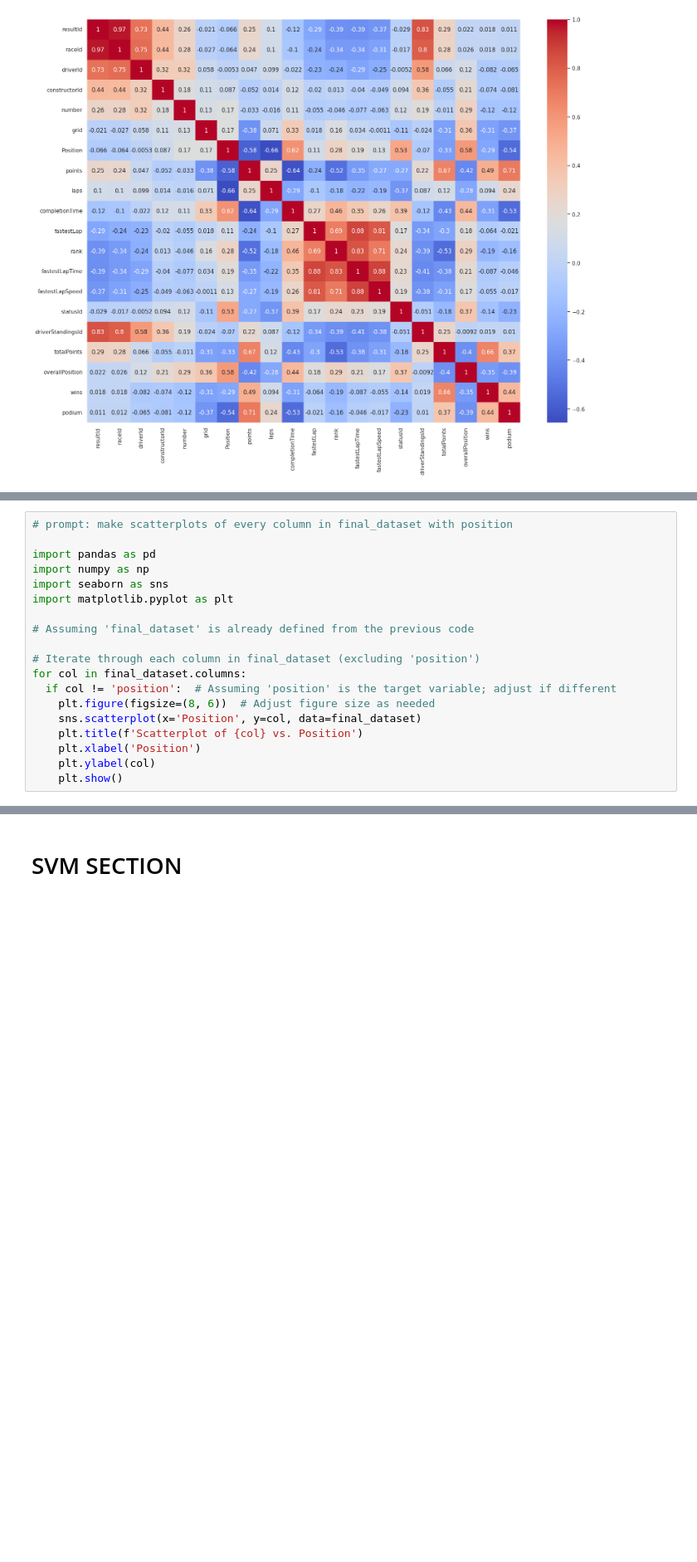
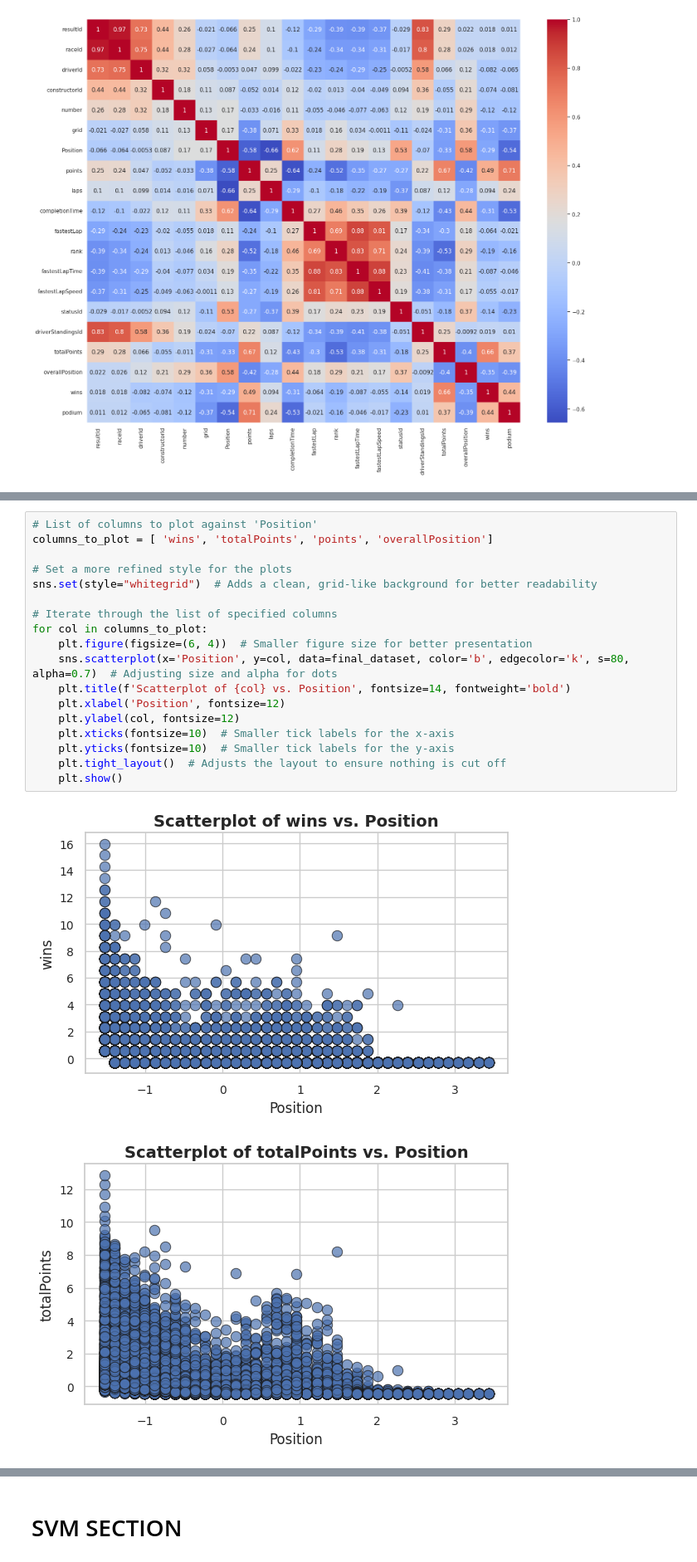
Before and after one commit to Frost-04/ML-model-on-F1-Dataset-to-predict-podium-using-SVM, a Jupyter notebook: Formula_1_Classification.ipynb, the cells around one changed output, grey strips where cells are left out. Shown at 83% size. Saved outputs shown, nothing was run; the diff lists cells and outputs as text; blank space fills up the shorter version.

```diff
--- a/Formula_1_Classification.ipynb
+++ b/Formula_1_Classification.ipynb
@@ -427,19 +375,0 @@ Passing `palette` without assigning `hue` is deprecated and will be removed in v
-# %%
-# prompt: make scatterplots of every column in final_dataset with position
-
-import pandas as pd
-import numpy as np
-import seaborn as sns
-import matplotlib.pyplot as plt
-
-# Assuming 'final_dataset' is already defined from the previous code
-
-# Iterate through each column in final_dataset (excluding 'position')
-for col in final_dataset.columns:
-  if col != 'position':  # Assuming 'position' is the target variable; adjust if different
-    plt.figure(figsize=(8, 6))  # Adjust figure size as needed
-    sns.scatterplot(x='Position', y=col, data=final_dataset)
-    plt.title(f'Scatterplot of {col} vs. Position')
-    plt.xlabel('Position')
-    plt.ylabel(col)
-    plt.show()
@@ -459,0 +376,21 @@ for col in final_dataset.columns:
+# %%
+# List of columns to plot against 'Position'
+columns_to_plot = [ 'wins', 'totalPoints', 'points', 'overallPosition']
+
+# Set a more refined style for the plots
+sns.set(style="whitegrid")  # Adds a clean, grid-like background for better readability
+
+# Iterate through the list of specified columns
+for col in columns_to_plot:
+    plt.figure(figsize=(6, 4))  # Smaller figure size for better presentation
+    sns.scatterplot(x='Position', y=col, data=final_dataset, color='b', edgecolor='k', s=80, alpha=0.7)  # Adjusting size and alpha for dots
+    plt.title(f'Scatterplot of {col} vs. Position', fontsize=14, fontweight='bold')
+    plt.xlabel('Position', fontsize=12)
+    plt.ylabel(col, fontsize=12)
+    plt.xticks(fontsize=10)  # Smaller tick labels for the x-axis
+    plt.yticks(fontsize=10)  # Smaller tick labels for the y-axis
+    plt.tight_layout()  # Adjusts the layout to ensure nothing is cut off
+    plt.show()
+# %% [output]
+[figure, added]
+[figure, added]
```
Also changed, not shown: parts of 16 cells of this notebook.
